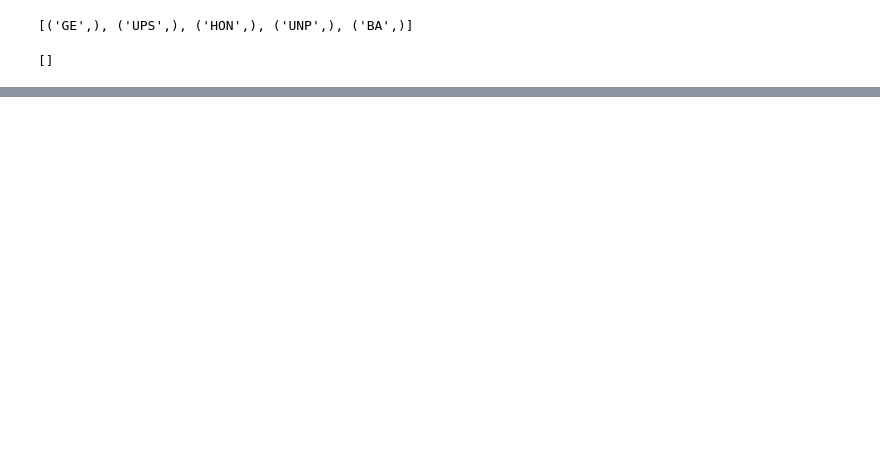
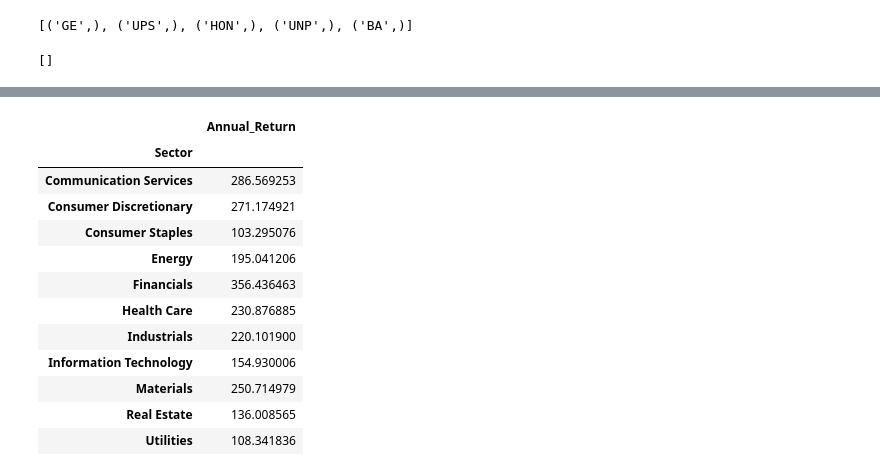
Before and after one commit to scottslusher/Portfolio-Builder, a Jupyter notebook: clean_list.ipynb, the cells around one changed output, grey strips where cells are left out. Saved outputs shown, nothing was run; the diff lists cells and outputs as text; code cells hidden in the pictures; blank space fills up the shorter version.

```diff
--- a/clean_list.ipynb
+++ b/clean_list.ipynb
@@ -281,0 +300,17 @@ XOM        39.406563                  Energy
+# %%
+industrials_ann_sum = all_df.groupby(['Sector']).sum()
+industrials_ann_sum
+# %% [output]
+|  | Annual_Return |
+| Sector |  |
+| Communication Services | 286.569253 |
+| Consumer Discretionary | 271.174921 |
+| Consumer Staples | 103.295076 |
+| Energy | 195.041206 |
+| Financials | 356.436463 |
+| Health Care | 230.876885 |
+| Industrials | 220.101900 |
+| Information Technology | 154.930006 |
+| Materials | 250.714979 |
+| Real Estate | 136.008565 |
+| Utilities | 108.341836 |
```
Also changed, not shown: parts of 10 cells of this notebook, 3 other files.
